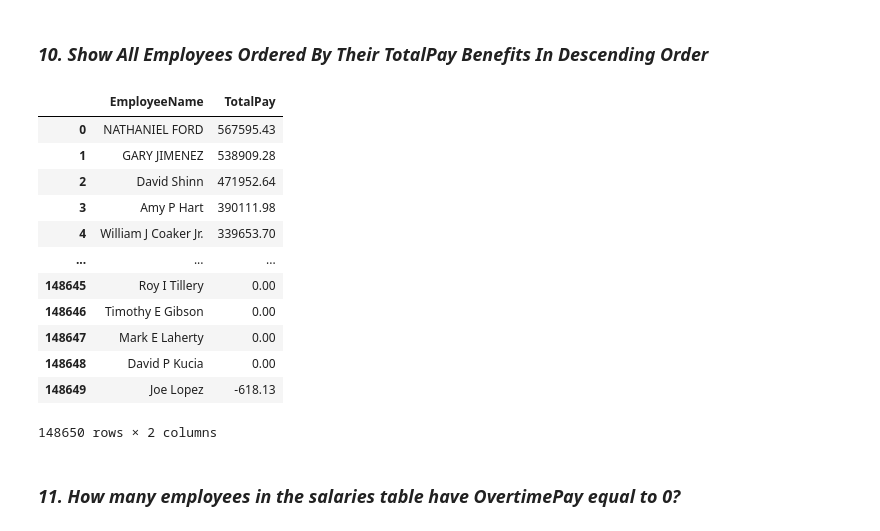
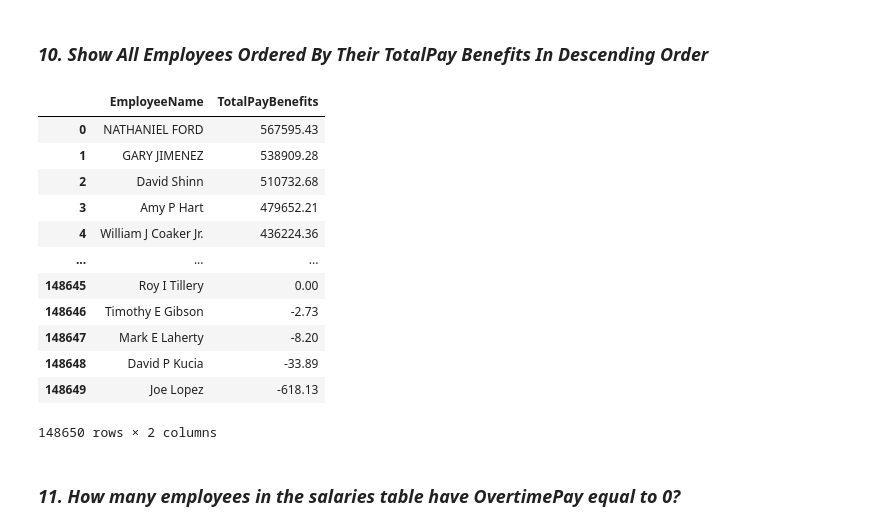
Before and after one commit to FarhanHassan/Assignment, a Jupyter notebook: Session_25.ipynb, the cells around one changed output. Drawn from its saved outputs; the diff is of its cells as text; code cells hidden in the pictures.

```diff
--- a/Session_25.ipynb
+++ b/Session_25.ipynb
@@ -259,20 +259,20 @@ sql_query(q)
 # %% [markdown]
 ### ***10. Show All Employees Ordered By Their TotalPay Benefits In Descending Order***
 # %%
-q="select EmployeeName,TotalPay from salaries where EmployeeName !='Not provided' order by TotalPayBenefits desc"
+q="select EmployeeName,TotalPayBenefits from salaries where EmployeeName !='Not provided' order by TotalPayBenefits desc"
 sql_query(q)
 # %% [output]
-|  | EmployeeName | TotalPay |
+|  | EmployeeName | TotalPayBenefits |
 | 0 | NATHANIEL FORD | 567595.43 |
 | 1 | GARY JIMENEZ | 538909.28 |
-| 2 | David Shinn | 471952.64 |
-| 3 | Amy P Hart | 390111.98 |
-| 4 | William J Coaker Jr. | 339653.70 |
+| 2 | David Shinn | 510732.68 |
+| 3 | Amy P Hart | 479652.21 |
+| 4 | William J Coaker Jr. | 436224.36 |
 | ... | ... | ... |
 | 148645 | Roy I Tillery | 0.00 |
-| 148646 | Timothy E Gibson | 0.00 |
-| 148647 | Mark E Laherty | 0.00 |
-| 148648 | David P Kucia | 0.00 |
+| 148646 | Timothy E Gibson | -2.73 |
+| 148647 | Mark E Laherty | -8.20 |
+| 148648 | David P Kucia | -33.89 |
 | 148649 | Joe Lopez | -618.13 |
 148650 rows × 2 columns
 # %% [markdown]
```
